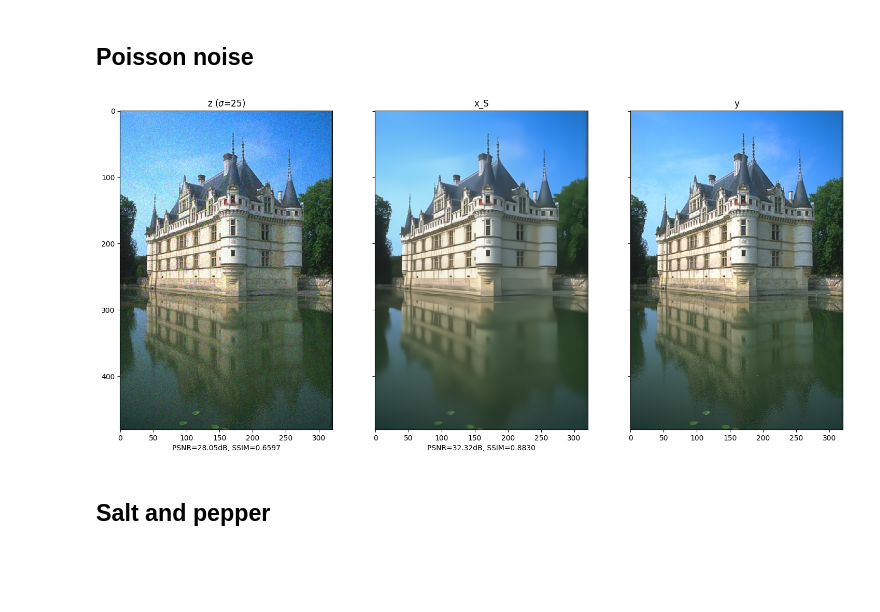
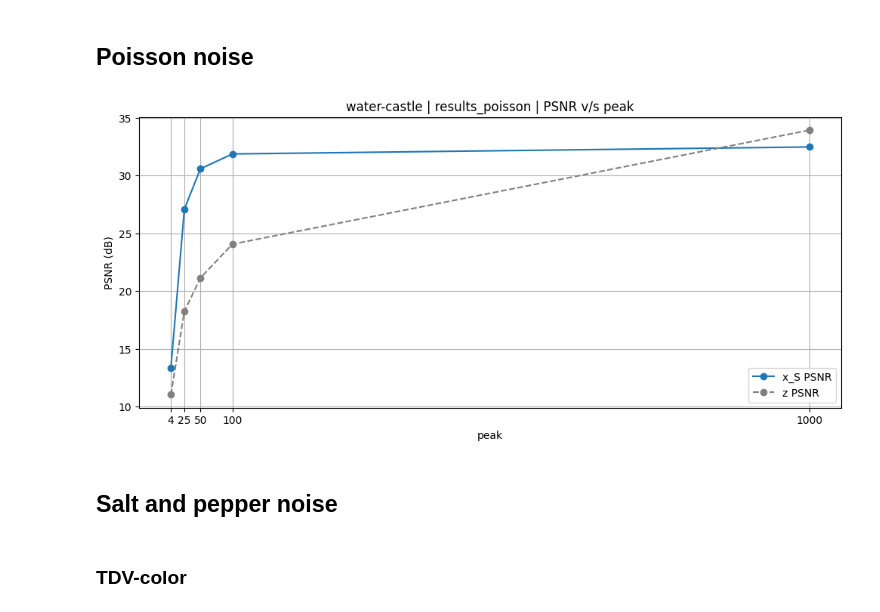
Before and after one commit to Paul0112/tdv-tuning, a Jupyter notebook: notebooks/noise_types.ipynb, the cells around one changed output. Drawn from its saved outputs; the diff is of its cells as text; code cells hidden in the pictures; blank space fills up the shorter version.

```diff
--- a/notebooks/noise_types.ipynb
+++ b/notebooks/noise_types.ipynb
@@ -19,0 +23,8 @@ from skimage.util import random_noise
+# %%
+# Load the image and checkpoint once
+vn_color, checkpoint = load_model("color")
+vn_color.eval()
+img_path = os.path.join('..', 'data', 'water-castle.png')
+img_01 = imageio.imread(img_path).astype(np.float32) / 255
+y = img_01
+images_to_test = {'water-castle': img_01}
@@ -20,2 +70,16 @@ from skimage.util import random_noise
+# %%
+def plot_noise_params(param, param_values, x_metric_param, z_metric_param=None, metric='PSNR', title=''):
+    # Based on plot_hyperparams
+    plt.figure(figsize=(12, 5))
+    plt.plot(param_values, x_metric_param, 'o-', label=f'x_S {metric}')
+    if z_metric_param is not None:
+        plt.plot(param_values, z_metric_param, 'o--', color='gray', label=f'z {metric}')
+    plt.title(f'{title} | {metric} v/s {param}')
+    plt.xlabel(param)
+    plt.ylabel('PSNR (dB)' if metric == 'PSNR' else metric)
+    plt.xticks(param_values)
+    plt.grid(True)
+    plt.legend()
+    plt.show()
 # %% [markdown]
 ## Gaussian noise
@@ -31,14 +98,2 @@ plot_results(z, x, y, sigma = 25)
 # %% [markdown]
 ## Poisson noise
-# %%
-import imageio.v3 as iio
-
-# Cargar imagen
-y = img_01
-z = random_noise(y, mode='poisson').astype(np.float32)
-x_S = denoise_z(vn_color, z, sigma=25, sigma_ref=25, scaled=False)
-
-# El resultado ya está normalizado entre 0.0 y 1.0 (tipo float)
-plot_results(z, x_S, y, sigma=25, figsize= (18, 12))
-# %% [output]
-[figure, removed]
@@ -44,0 +109,4 @@ plot_results(z, x_S, y, sigma=25, figsize= (18, 12))
+# %%
+# TEST poisson noise values
+peak_values = [1000, 100, 50, 25, 4]
+results_poisson = test_noise(vn_color, y, "poisson", peak_values, images_to_test, scaled=False)
@@ -45,2 +122,16 @@ plot_results(z, x_S, y, sigma=25, figsize= (18, 12))
+# %%
+# Metrics for the same image and parameter values
+img_target = 'water-castle'
+
+for metric in ['psnr']: plot_noise_params(
+        param='peak',
+        param_values=peak_values,
+        x_metric_param=results_poisson[img_target]['x_' + metric],
+        z_metric_param=results_poisson[img_target]['z_' + metric],
+        metric=metric.upper(),
+        title=img_target + ' | results_poisson'
+    )
+# %% [output]
+[figure, added]
 # %% [markdown]
-## Salt and pepper
+## Salt and pepper noise
@@ -46,0 +149,2 @@ plot_results(z, x_S, y, sigma=25, figsize= (18, 12))
+# %% [markdown]
+### TDV-color
```
Also changed, not shown: parts of 27 cells of this notebook, 3 other files.
